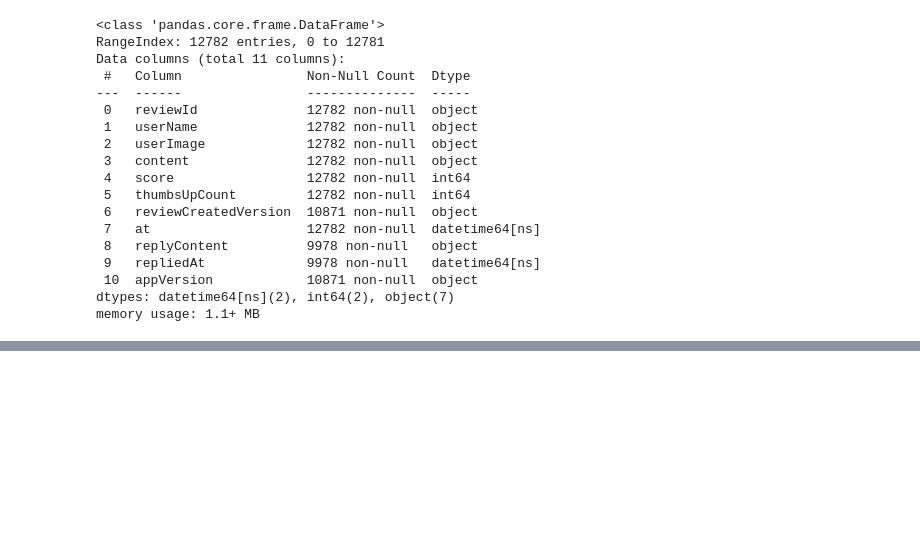
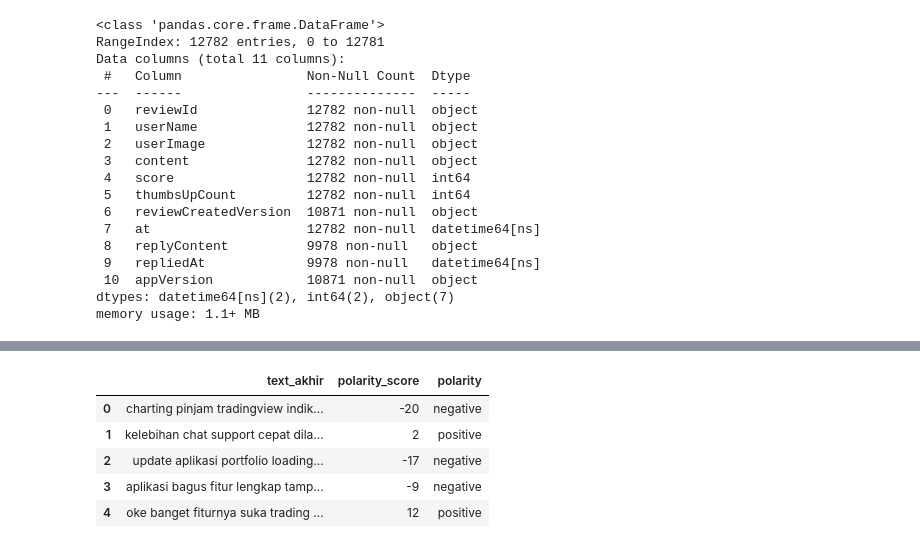
Before and after one commit to DhavaAdePratama/AnalisisSentimenStockbit, a Jupyter notebook: AnalisisSentimenStockbit.ipynb, the cells around one changed output, grey strips where cells are left out. Saved outputs shown, nothing was run; the diff lists cells and outputs as text; code cells hidden in the pictures; blank space fills up the shorter version.

```diff
--- a/AnalisisSentimenStockbit.ipynb
+++ b/AnalisisSentimenStockbit.ipynb
@@ -119,0 +380,10 @@ memory usage: 1.1+ MB
+# %%
+clean_df = clean_df.drop(columns=['reviewId',	'userName',	'userImage',	'content',	'score',	'thumbsUpCount',	'reviewCreatedVersion',	'at',	'replyContent',	'repliedAt',	'appVersion',	'text_clean',	'text_casefoldingText',	'text_slangwords',	'text_tokenizingText',	'text_stopword'])
+clean_df.head()
+# %% [output]
+|  | text_akhir | polarity_score | polarity |
+| 0 | charting pinjam tradingview indik... | -20 | negative |
+| 1 | kelebihan chat support cepat dila... | 2 | positive |
+| 2 | update aplikasi portfolio loading... | -17 | negative |
+| 3 | aplikasi bagus fitur lengkap tamp... | -9 | negative |
+| 4 | oke banget fiturnya suka trading ... | 12 | positive |
```
Also changed, not shown: parts of 10 cells of this notebook.
